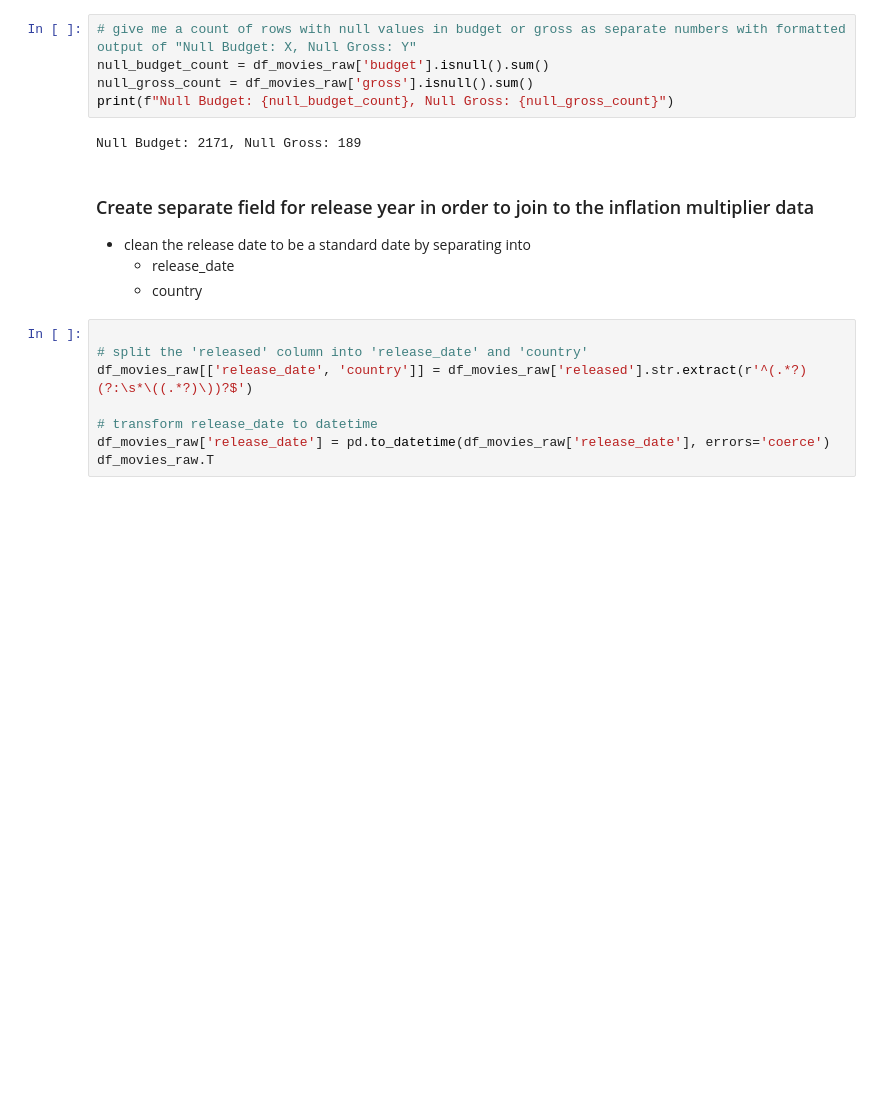
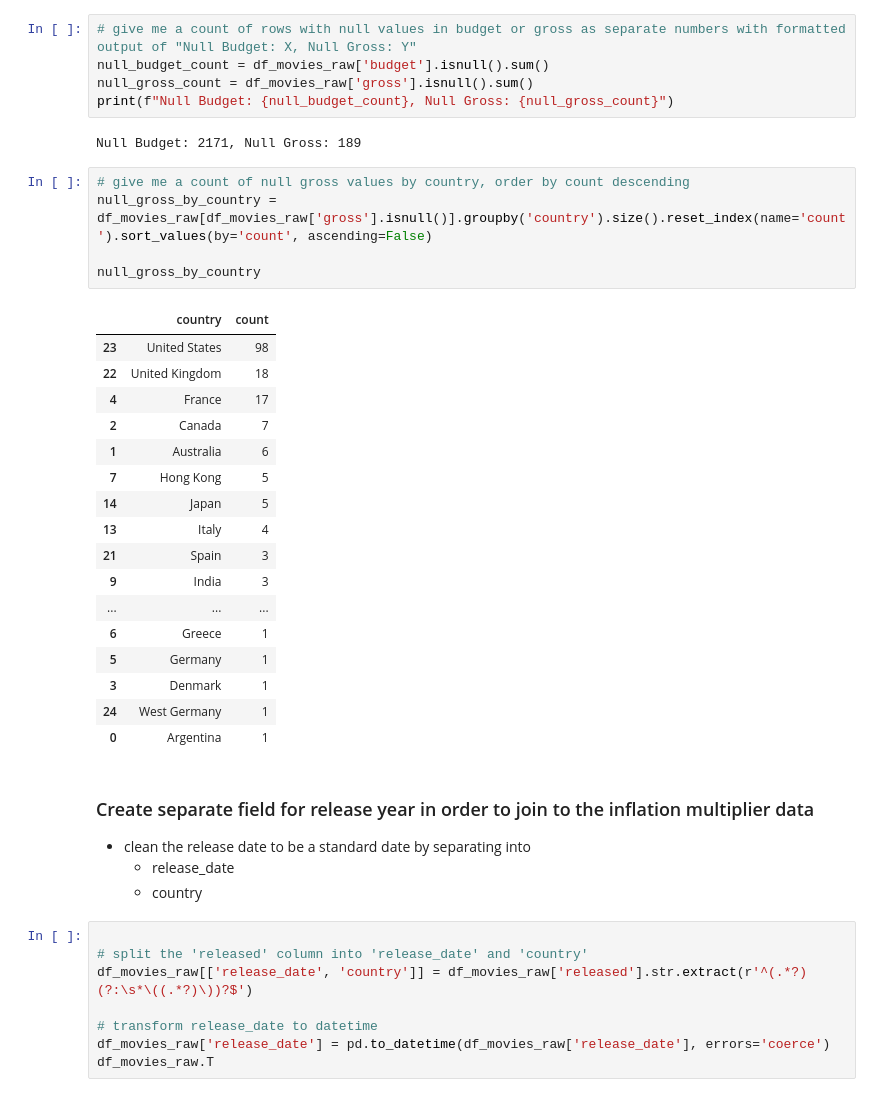
Before and after one commit to Shyam136/Group-1_Intro-to-DS-Programming, a Jupyter notebook: DataHandler_Prelim.ipynb, the cells around one changed output. Drawn from its saved outputs; the diff is of its cells as text; blank space fills up the shorter version.

```diff
--- a/DataHandler_Prelim.ipynb
+++ b/DataHandler_Prelim.ipynb
@@ -68,6 +68,29 @@ null_gross_count = df_movies_raw['gross'].isnull().sum()
 print(f"Null Budget: {null_budget_count}, Null Gross: {null_gross_count}")
 # %% [output]
 Null Budget: 2171, Null Gross: 189
+# %%
+# give me a count of null gross values by country, order by count descending
+null_gross_by_country = df_movies_raw[df_movies_raw['gross'].isnull()].groupby('country').size().reset_index(name='count').sort_values(by='count', ascending=False)
+
+null_gross_by_country
+# %% [output]
+|  | country | count |
+| 23 | United States | 98 |
+| 22 | United Kingdom | 18 |
+| 4 | France | 17 |
+| 2 | Canada | 7 |
+| 1 | Australia | 6 |
+| 7 | Hong Kong | 5 |
+| 14 | Japan | 5 |
+| 13 | Italy | 4 |
+| 21 | Spain | 3 |
+| 9 | India | 3 |
+| ... | ... | ... |
+| 6 | Greece | 1 |
+| 5 | Germany | 1 |
+| 3 | Denmark | 1 |
+| 24 | West Germany | 1 |
+| 0 | Argentina | 1 |
 # %% [markdown]
 ### Create separate field for release year in order to join to the inflation multiplier data
 * clean the release date to be a standard date by separating into
```
Also changed, not shown: 1 other file.
